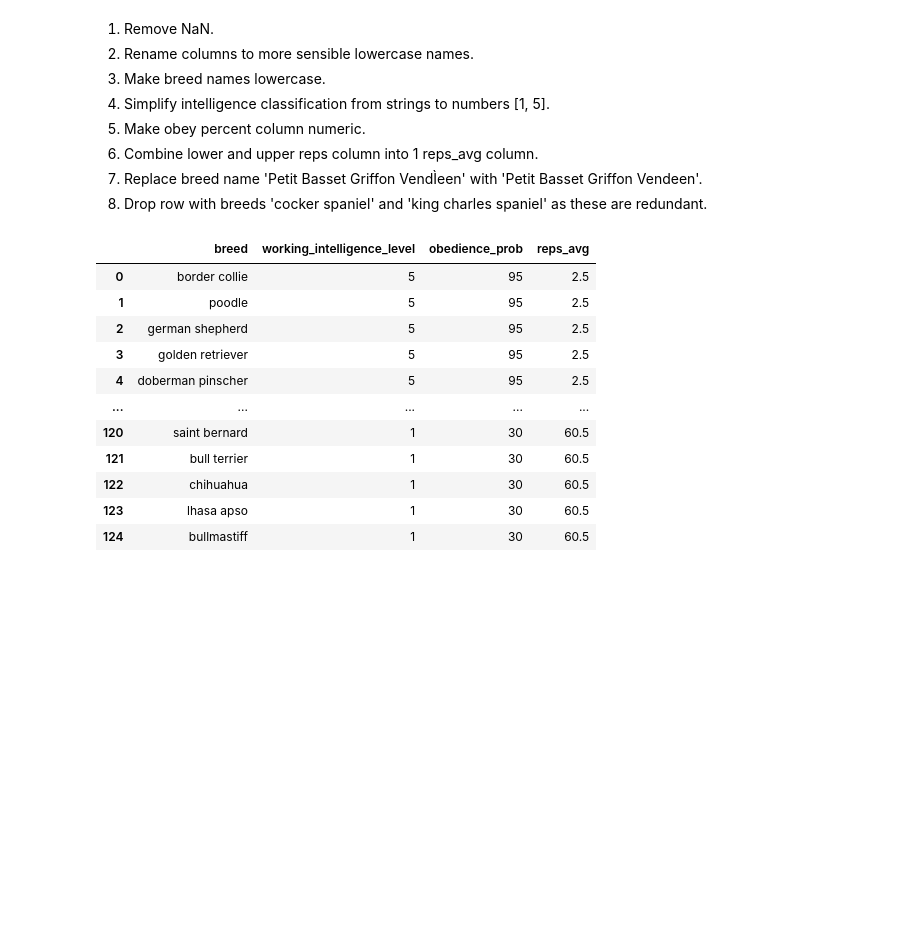
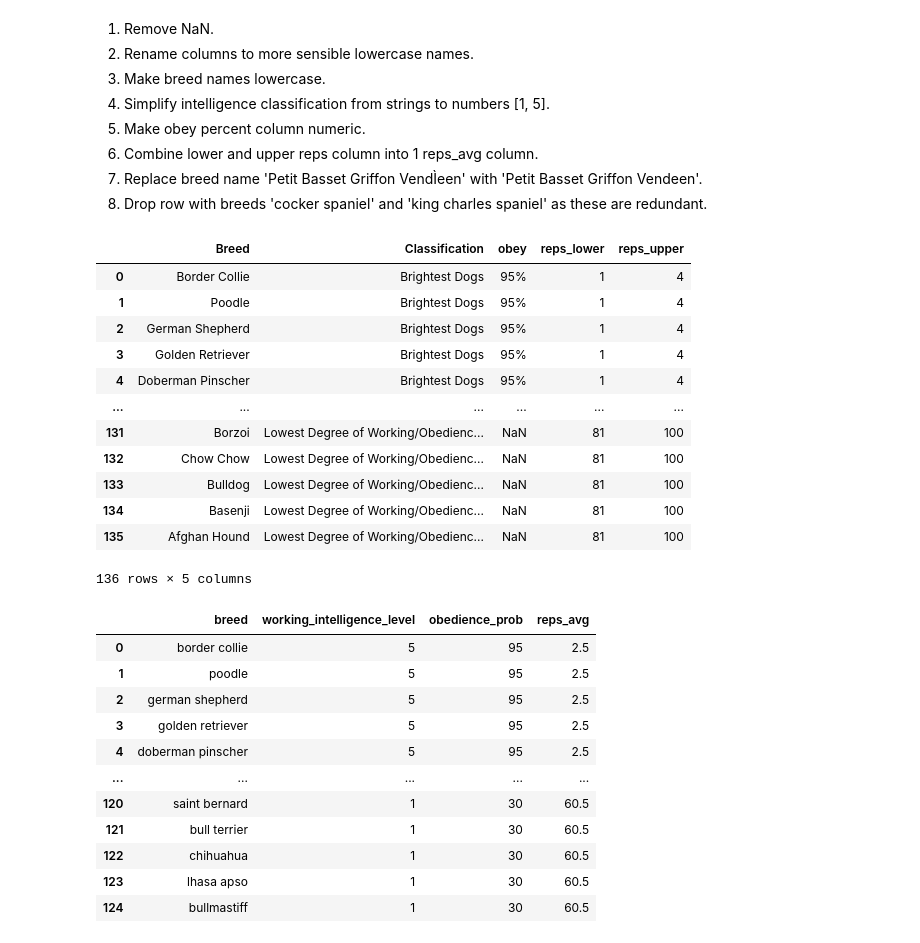
Before and after one commit to ggn1/cs7ds4_assignment4, a Jupyter notebook: data/preprocessing.ipynb, the cells around one changed output. Saved outputs shown, nothing was run; the diff lists cells and outputs as text; code cells hidden in the pictures; blank space fills up the shorter version.

```diff
--- a/data/preprocessing.ipynb
+++ b/data/preprocessing.ipynb
@@ -18,6 +18,22 @@ df_sizes = pd.read_csv('akc_breed_info.csv')
 6. Combine lower and upper reps column into 1 reps_avg column.
 7. Replace breed name 'Petit Basset Griffon VendÌeen' with 'Petit Basset Griffon Vendeen'.
 8. Drop row with breeds 'cocker spaniel' and 'king charles spaniel' as these are redundant.
+# %%
+df_intelligence
+# %% [output]
+|  | Breed | Classification | obey | reps_lower | reps_upper |
+| 0 | Border Collie | Brightest Dogs | 95% | 1 | 4 |
+| 1 | Poodle | Brightest Dogs | 95% | 1 | 4 |
+| 2 | German Shepherd | Brightest Dogs | 95% | 1 | 4 |
+| 3 | Golden Retriever | Brightest Dogs | 95% | 1 | 4 |
+| 4 | Doberman Pinscher | Brightest Dogs | 95% | 1 | 4 |
+| ... | ... | ... | ... | ... | ... |
+| 131 | Borzoi | Lowest Degree of Working/Obedienc... | NaN | 81 | 100 |
+| 132 | Chow Chow | Lowest Degree of Working/Obedienc... | NaN | 81 | 100 |
+| 133 | Bulldog | Lowest Degree of Working/Obedienc... | NaN | 81 | 100 |
+| 134 | Basenji | Lowest Degree of Working/Obedienc... | NaN | 81 | 100 |
+| 135 | Afghan Hound | Lowest Degree of Working/Obedienc... | NaN | 81 | 100 |
+136 rows × 5 columns
 # %%
 # 1. Remove NaN.
 df_intelligence = df_intelligence.dropna().reset_index(drop=True)
```
Also changed, not shown: 4 other files.
